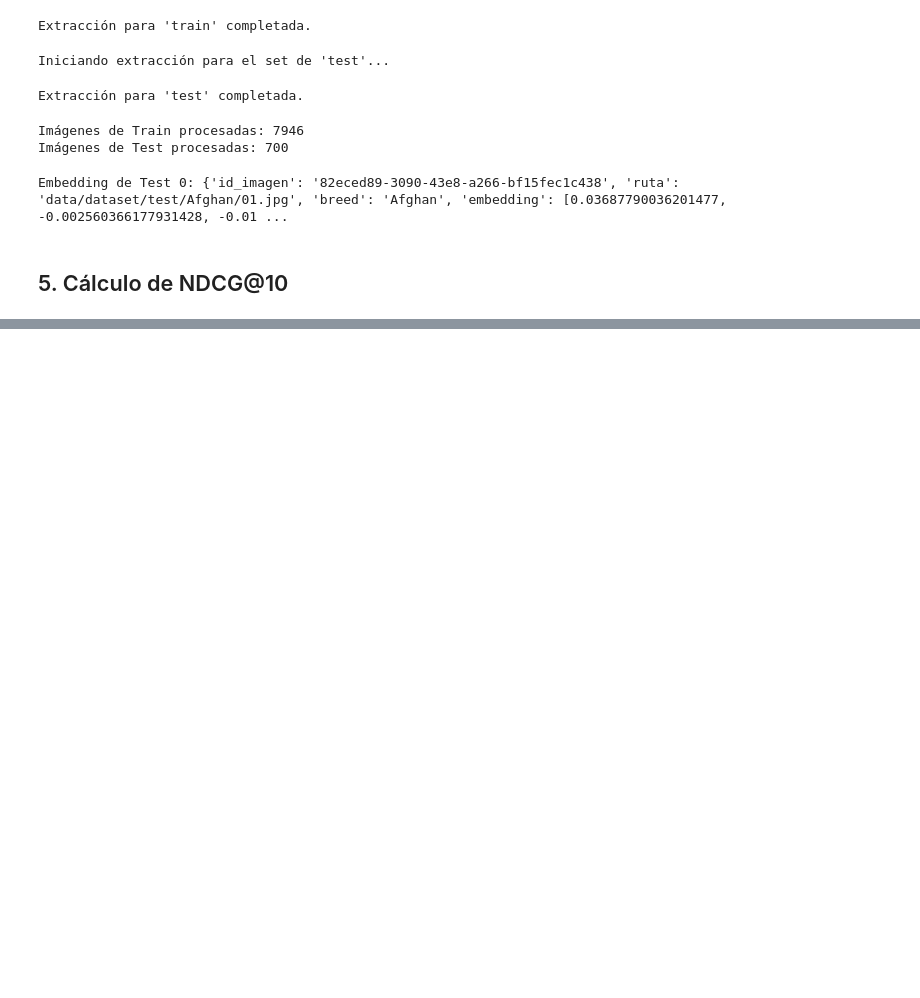
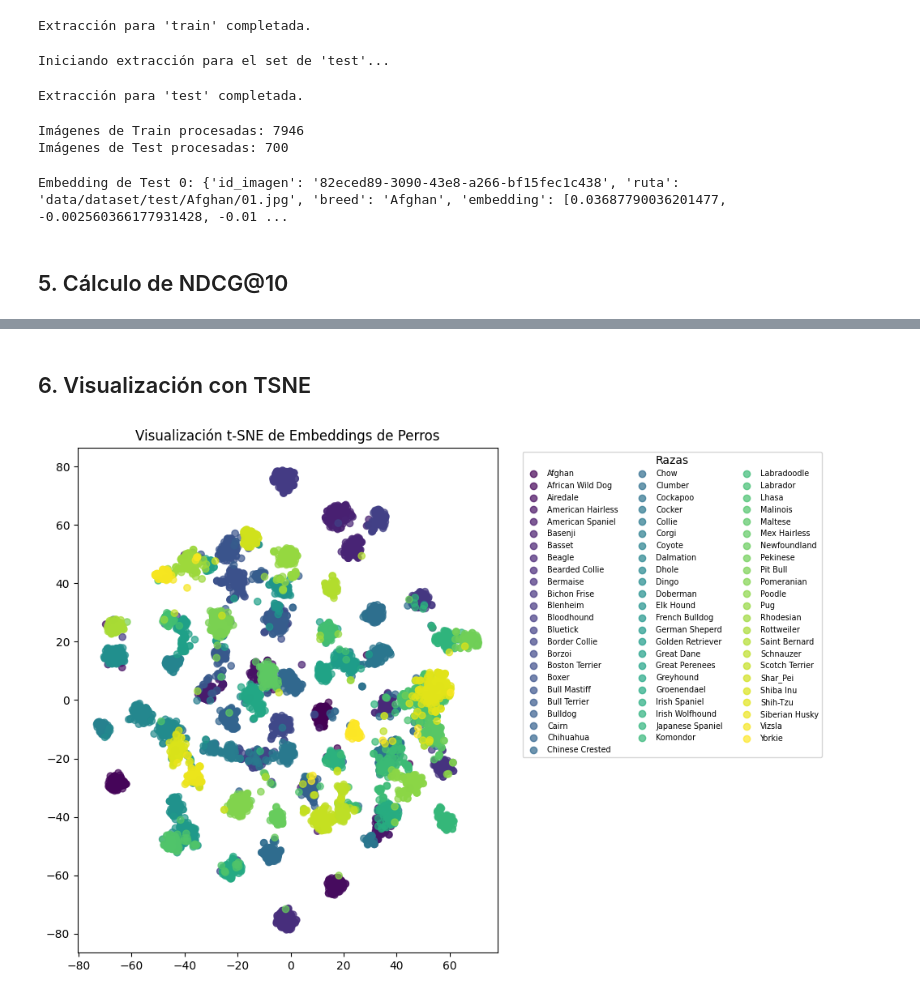
Before and after one commit to NicolasCalabozo/tuia-dog-recognition-app, a Jupyter notebook: etapa1_colab.ipynb, the cells around one changed output, grey strips where cells are left out. Saved outputs shown, nothing was run; the diff lists cells and outputs as text; code cells hidden in the pictures; blank space fills up the shorter version.

Commit message:
Etapa 1: NDCG y TSNE
Signed-off-by: Martín Facundo Lapolla <martinfacundo9562@gmail.com>

```diff
--- a/etapa1_colab.ipynb
+++ b/etapa1_colab.ipynb
@@ -194,0 +297,49 @@ Embedding de Test 0: {'id_imagen': '82eced89-3090-43e8-a266-bf15fec1c438', 'ruta
+# %% [markdown]
+## 6. Visualización con TSNE
+# %%
+registros = store.all()
+embeddings_array = np.array([rec.embedding for rec in registros])
+
+etiquetas_raza = [rec.breed for rec in registros]
+ids_imagenes = [rec.id_imagen for rec in registros]
+# %%
+from sklearn.preprocessing import LabelEncoder
+
+# 1. Convertir las etiquetas de texto (razas) a números
+# Esto le asigna un número único a cada raza (ej: Pug -> 0, Labrador -> 1)
+le = LabelEncoder()
+etiquetas_numericas = le.fit_transform(etiquetas_raza)
+
+# 2. Aplicar t-SNE (Asegúrate de usar embeddings_array, la variable que creamos antes)
+# Nota: Si tu dataset es grande, este paso puede tardar un par de minutos
+tsne = TSNE(n_components=2, perplexity=40,random_state=42)
+embeddings_2d = tsne.fit_transform(embeddings_array)
+
+# 3. Graficar
+plt.figure(figsize=(10, 7))
+
+# Usamos 'etiquetas_numericas' para el color y agregamos 'alpha' para que los puntos se vean mejor si se solapan
+scatter = plt.scatter(
+    embeddings_2d[:, 0],
+    embeddings_2d[:, 1],
+    c=etiquetas_numericas,
+    cmap='viridis',
+    alpha=0.7
+)
+
+# 4. Crear la leyenda mapeando los números de vuelta a los nombres de las clases (razas)
+plt.legend(
+    handles=scatter.legend_elements(num=len(le.classes_))[0], # Forzamos a que extraiga los 70 handles
+    labels=le.classes_.tolist(),
+    title="Razas",
+    bbox_to_anchor=(1.05, 1),
+    loc='upper left',
+    ncol=3,             # Divide la leyenda en 3 columnas para que no sea tan alta
+    fontsize='x-small'  # Achica la fuente para que entren las 70 razas
+)
+
+plt.title("Visualización t-SNE de Embeddings de Perros")
+plt.tight_layout() # Ajusta los márgenes para que no se corte la leyenda
+plt.show()
+# %% [output]
+[figure, added]
```
Also changed, not shown: parts of 3 cells of this notebook.
